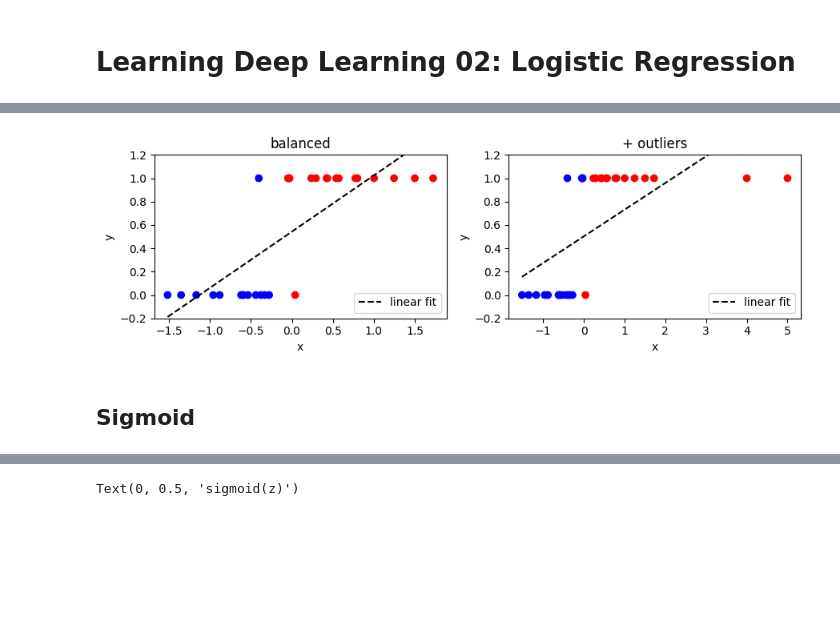
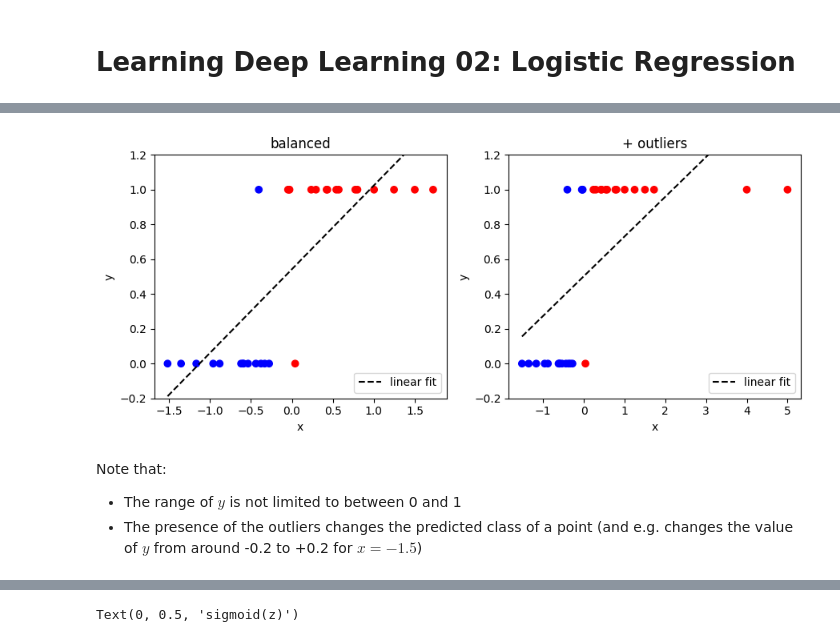
Before and after one commit to jack89roberts/learning-deep-learning, a Jupyter notebook: notebooks/02_logistic_regression.ipynb, the cells around one changed output, grey strips where cells are left out. Cells and saved outputs as stored; diff of their text form; code cells hidden in the pictures; blank space fills up the shorter version.

```diff
--- a/notebooks/02_logistic_regression.ipynb
+++ b/notebooks/02_logistic_regression.ipynb
@@ -12,28 +21,26 @@ from torch import nn
 # %%
 def fit_and_plot(x, y, title="", ax=None):
     if ax is None:
         _, ax = plt.subplots(1, 1)
     lr = LinearRegression()
     lr.fit(x.reshape(-1, 1), y)
     yhat = lr.predict(x.reshape(-1, 1))
     ax.scatter(x, y, c=yhat >= 0.5, cmap="bwr")
     ax.plot(x, yhat, "k--", label="linear fit")
     ax.set_ylim([-0.2, 1.2])
     ax.legend(loc="lower right")
     ax.set_ylabel("y")
     ax.set_xlabel("x")
     ax.set_title(title)
 
 
 xy = np.loadtxt("../data/02_dummy_data.csv")
 x = xy[:, 0]
 y = xy[:, 1]
 
-fig, ax = plt.subplots(1, 2, figsize=(9, 3))
+fig, ax = plt.subplots(1, 2, figsize=(9, 4))
 fit_and_plot(x, y, title="balanced", ax=ax[0])
 fit_and_plot(np.append(x, [4, 5]), np.append(y, [1, 1]), title="+ outliers", ax=ax[1])
 fig.tight_layout()
 # %% [output]
-[figure, old version]
+[figure, new version]
-# %% [markdown]
-## Sigmoid
@@ -42,0 +47,5 @@ def sigmoid(z):
+# %% [markdown]
+Note that:
+
+- The range of $y$ is not limited to between 0 and 1
+- The presence of the outliers changes the predicted class of a point (and e.g. changes the value of $y$ from around -0.2 to +0.2 for $x = -1.5$)
```
Also changed, not shown: parts of 51 cells of this notebook, 4 other files.
